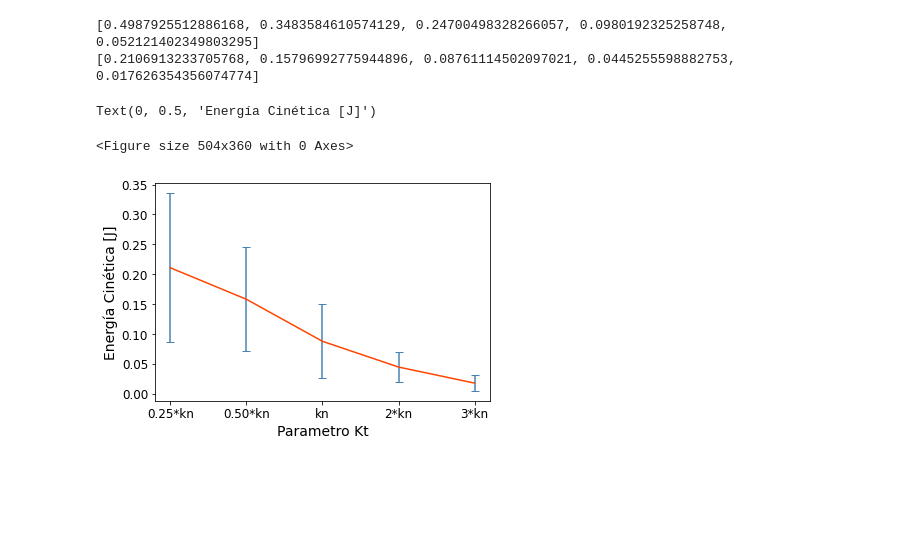
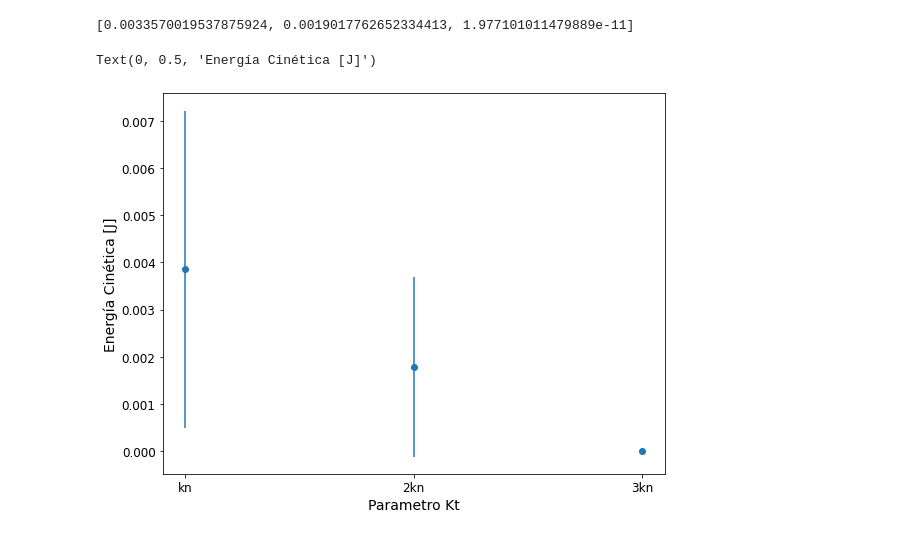
Before and after one commit to navfran98/TP5-SS, a Jupyter notebook: PythonAnalysis/Ej3_4.ipynb, the cells around one changed output. Saved outputs shown, nothing was run; the diff lists cells and outputs as text; code cells hidden in the pictures; blank space fills up the shorter version.

```diff
--- a/PythonAnalysis/Ej3_4.ipynb
+++ b/PythonAnalysis/Ej3_4.ipynb
@@ -15,9 +15,7 @@ data4 = pd.read_csv("../FilesEj2/OutputEj2_4.csv")
 # %%
-data1_4 = pd.read_csv("../FilesEj4/OutputEj4_1.csv")
-data2_4 = pd.read_csv("../FilesEj4/OutputEj4_2.csv")
-data3_4 = pd.read_csv("../FilesEj4/OutputEj4_3.csv")
-data4_4 = pd.read_csv("../FilesEj4/OutputEj4_4.csv")
-data5_4 = pd.read_csv("../FilesEj4/OutputEj4_5.csv")
+data1_4 = pd.read_csv("FilesEj4/OutputEj4_1.csv")
+data2_4 = pd.read_csv("FilesEj4/OutputEj4_2.csv")
+data3_4 = pd.read_csv("FilesEj4/OutputEj4_3.csv")
 # %%
 parameters = {'xtick.labelsize': 12,'ytick.labelsize': 12, 'axes.labelsize': 14}
 plt.rcParams.update(parameters)
@@ -57,3 +48,7 @@ time_equilibrio_3kn = 0.4
+# %%
+time_equilibrio_kn = 1
+time_equilibrio_2kn = 4
+time_equilibrio_3kn = 5
 # %%
 def getIndex(array_t, array_n, t_equil):
     i = 0
@@ -69,33 +64,26 @@ def get_values(array):
     min = array.min()
     return caudal_promedio, max, min
 # %%
-values_kt1 = getIndex(data1_4['Dt'], data1_4['KE'], time_equilibrio_025kn)
-values_kt2 = getIndex(data2_4['Dt'], data2_4['KE'], time_equilibrio_05kn)
-values_kt3 = getIndex(data3_4['Dt'], data3_4['KE'], time_equilibrio_kn)
-values_kt4 = getIndex(data4_4['Dt'], data4_4['KE'], time_equilibrio_2kn)
-values_kt5 = getIndex(data5_4['Dt'], data5_4['KE'], time_equilibrio_3kn)
+values_kt1 = getIndex(data1_4['Dt'], data1_4['KE'], time_equilibrio_kn)
+values_kt2 = getIndex(data2_4['Dt'], data2_4['KE'], time_equilibrio_2kn)
+values_kt3 = getIndex(data3_4['Dt'], data3_4['KE'], time_equilibrio_3kn)
 p1, max1, min1 = get_values(values_kt1)
 p2, max2, min2 = get_values(values_kt2)
 p3, max3, min3 = get_values(values_kt3)
-p4, max4, min4 = get_values(values_kt4)
-p5, max5, min5 = get_values(values_kt5)
 # %%
-array_x = ["0.25*kn", "0.50*kn", "kn", "2*kn", "3*kn"]
-array_y = [p1, p2, p3, p4, p5]
-y_errs = [max1-min1, max2-min2, max3-min3, max4-min4, max5-min5]
+array_x = ["kn", "2kn", "3kn"]
+array_y = [p1, p2, p3]
+y_errs = [(max1-min1)/2.5, (max2-min2)/2, (max3-min3)]
 print(y_errs)
-print(array_y)
 parameters = {'xtick.labelsize': 12,'ytick.labelsize': 12, 'axes.labelsize': 14}
 plt.rcParams.update(parameters)
-plt.figure(figsize=(7,5))
-plt.subplots()
-plt.errorbar(array_x, array_y, yerr=np.array(y_errs)/4, capsize=4, color="orangered", ecolor="steelblue")
+plt.figure(figsize=(9,7))
+plt.errorbar(array_x, array_y, yerr=np.array(y_errs), fmt="o")
 plt.xlabel("Parametro Kt")
 # plt.semilogy()
+# plt.ylim(10**-13, 10**-1)
 plt.ylabel("Energía Cinética [J]")
 # %% [output]
-[0.4987925512886168, 0.3483584610574129, 0.24700498328266057, 0.0980192325258748, 0.052121402349803295]
-[0.2106913233705768, 0.15796992775944896, 0.08761114502097021, 0.0445255598882753, 0.017626354356074774]
+[0.0033570019537875924, 0.0019017762652334413, 1.977101011479889e-11]
 Text(0, 0.5, 'Energía Cinética [J]')
-<Figure size 504x360 with 0 Axes>
-[figure, old version]
+[figure, new version]
```
Also changed, not shown: parts of 4 cells of this notebook, 11 other files.
